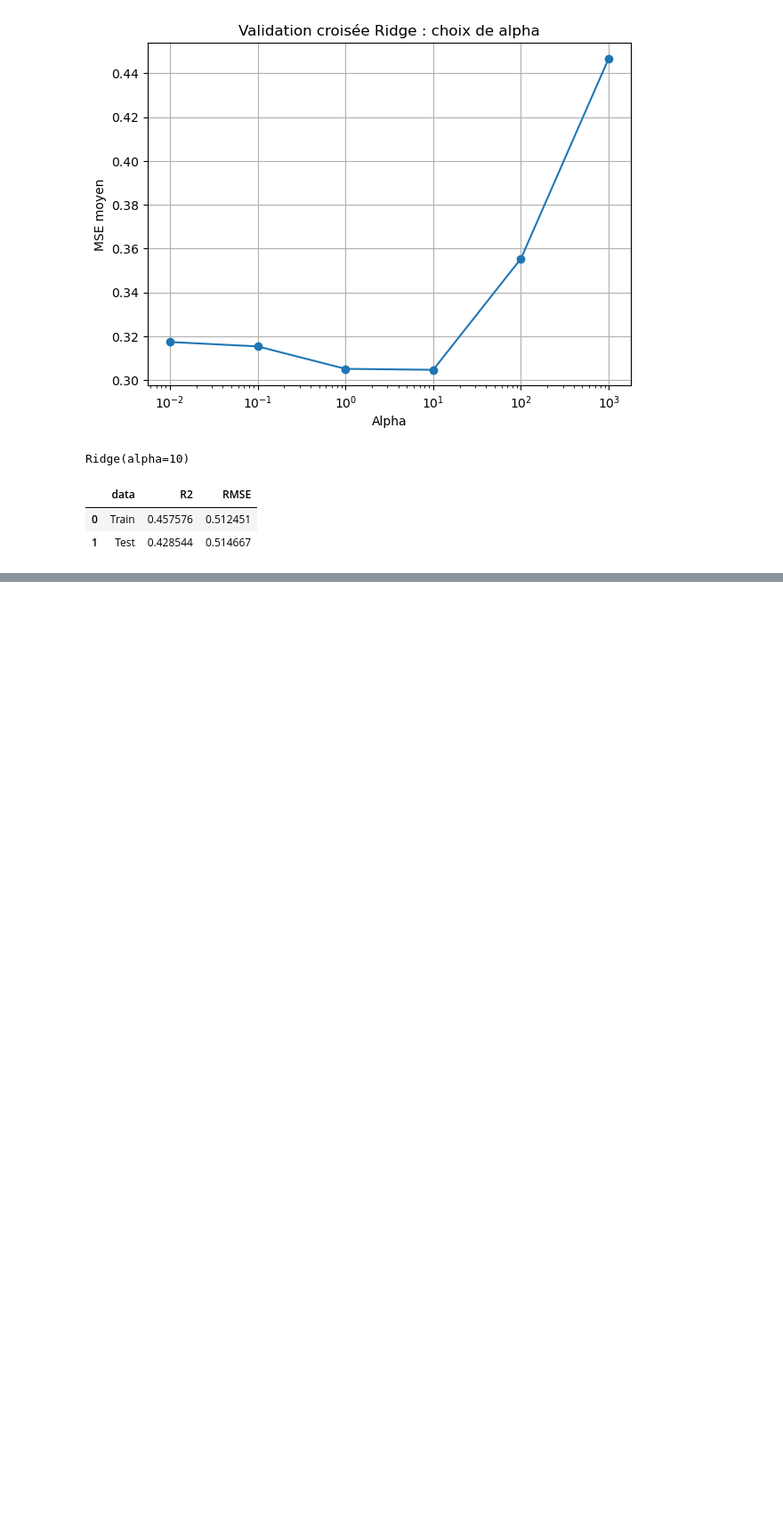
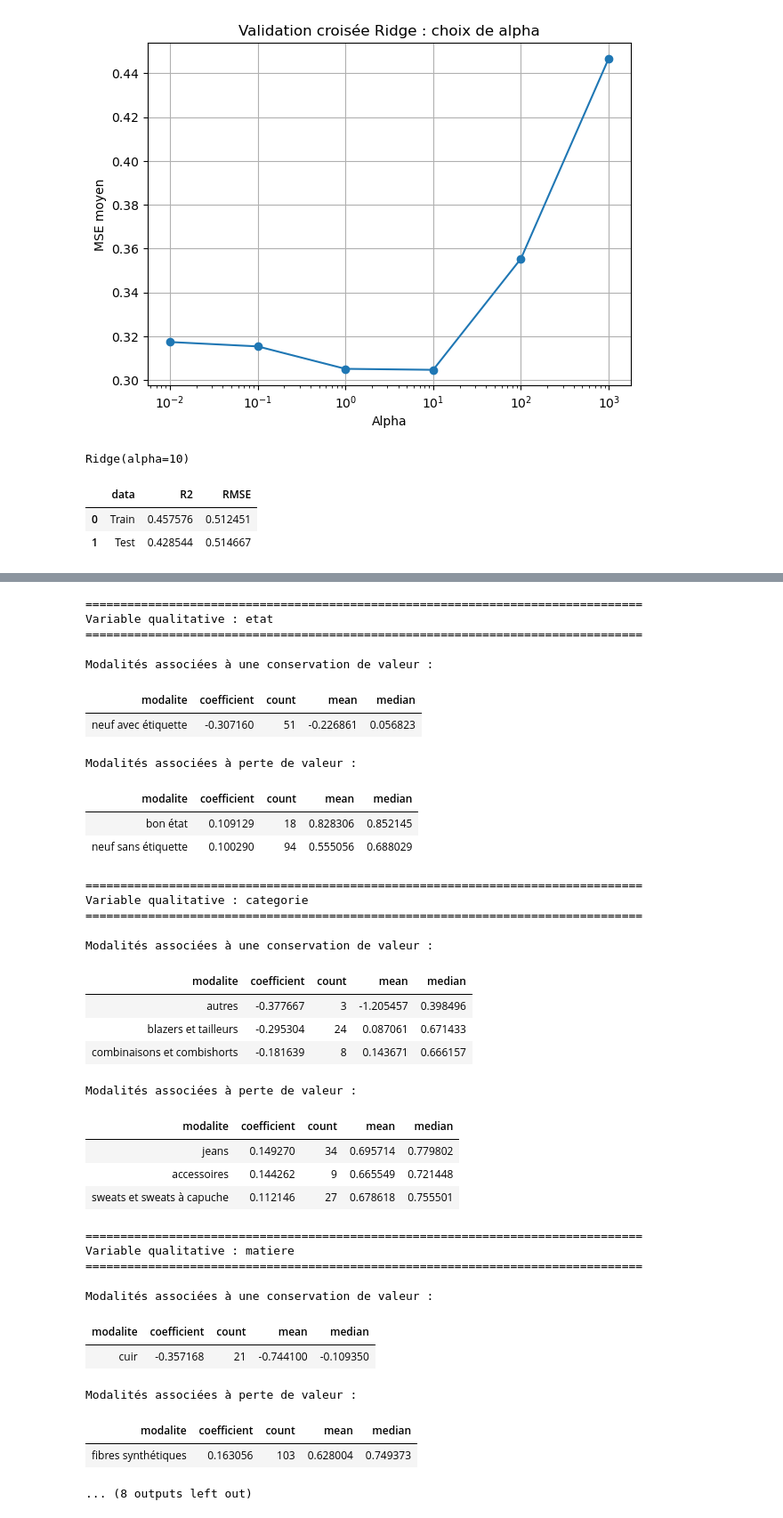
Before and after one commit to NourBouabid/Vinted-Zara-scrapping-et-analyse, a Jupyter notebook: Notebook_Analyse.ipynb, the cells around one changed output, grey strips where cells are left out. Shown at 89% size. Drawn from its saved outputs; the diff is of its cells as text; code cells hidden in the pictures; blank space fills up the shorter version.

```diff
--- a/Notebook_Analyse.ipynb
+++ b/Notebook_Analyse.ipynb
@@ -288,0 +349,60 @@ coef_df.head(15)
+# %%
+#affichage des resultats par variable qualitative et par conservation ou perte de valeur
+
+for col in qual_cols:
+    print("\n" + "="*80)
+    print(f"Variable qualitative : {col}")
+    print("="*80)
+
+    temp = analyse_modalites[analyse_modalites["variable_qualitative"] == col]
+
+    print("\nModalités associées à une conservation de valeur :")
+    display(
+        temp[temp["valeur"] == "valorisé"]
+        .sort_values("coefficient")
+        [["modalite", "coefficient", "count", "mean", "median"]].style.hide(axis="index")
+    )
+
+    print("\nModalités associées à perte de valeur :")
+    display(
+        temp[temp["valeur"] == "dévalorisé"]
+        .sort_values("coefficient", ascending=False)
+        [["modalite", "coefficient", "count", "mean", "median"]].style.hide(axis="index")
+    )
+# %% [output]
+================================================================================
+Variable qualitative : etat
+================================================================================
+
+Modalités associées à une conservation de valeur :
+| modalite | coefficient | count | mean | median |
+| neuf avec étiquette | -0.307160 | 51 | -0.226861 | 0.056823 |
+Modalités associées à perte de valeur :
+| modalite | coefficient | count | mean | median |
+| bon état | 0.109129 | 18 | 0.828306 | 0.852145 |
+| neuf sans étiquette | 0.100290 | 94 | 0.555056 | 0.688029 |
+================================================================================
+Variable qualitative : categorie
+================================================================================
+
+Modalités associées à une conservation de valeur :
+| modalite | coefficient | count | mean | median |
+| autres | -0.377667 | 3 | -1.205457 | 0.398496 |
+| blazers et tailleurs | -0.295304 | 24 | 0.087061 | 0.671433 |
+| combinaisons et combishorts | -0.181639 | 8 | 0.143671 | 0.666157 |
+Modalités associées à perte de valeur :
+| modalite | coefficient | count | mean | median |
+| jeans | 0.149270 | 34 | 0.695714 | 0.779802 |
+| accessoires | 0.144262 | 9 | 0.665549 | 0.721448 |
+| sweats et sweats à capuche | 0.112146 | 27 | 0.678618 | 0.755501 |
+================================================================================
+Variable qualitative : matiere
+================================================================================
+
+Modalités associées à une conservation de valeur :
+| modalite | coefficient | count | mean | median |
+| cuir | -0.357168 | 21 | -0.744100 | -0.109350 |
+Modalités associées à perte de valeur :
+| modalite | coefficient | count | mean | median |
+| fibres synthétiques | 0.163056 | 103 | 0.628004 | 0.749373 |
+... (8 outputs left out)
```
Also changed, not shown: parts of 11 cells of this notebook.
